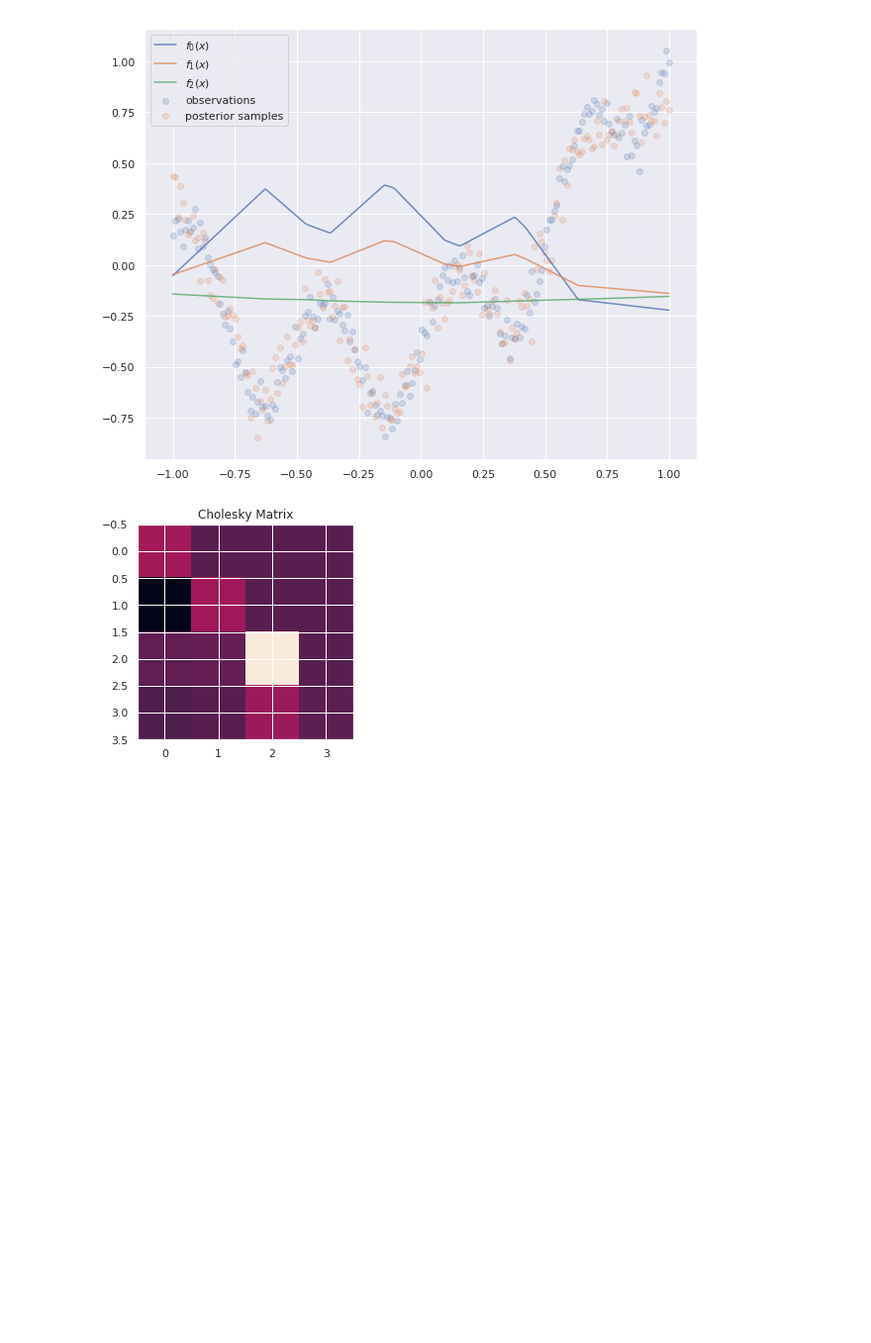
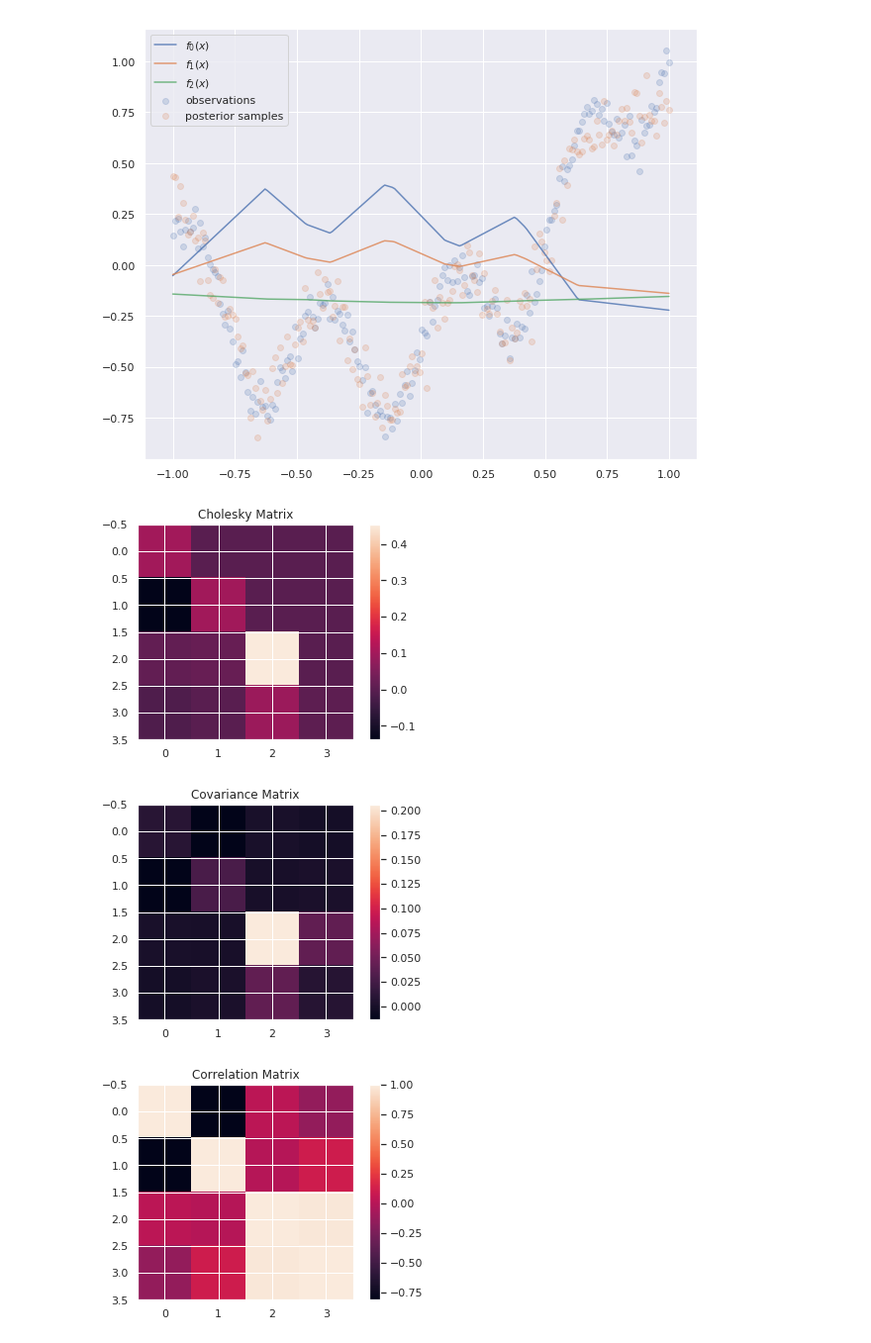
Before and after one commit to vlievin/deep-bayes, a Jupyter notebook: regression Nd-1d-Covariance.ipynb, the cells around one changed output. Shown at 99% size. Cells and saved outputs as stored; diff of their text form; code cells hidden in the pictures; blank space fills up the shorter version.

Commit message:
Show covariance and correlation matrices as well (failed commit earlier)

```diff
--- a/regression Nd-1d-Covariance.ipynb
+++ b/regression Nd-1d-Covariance.ipynb
@@ -265,10 +265,27 @@ plt.legend()
 plt.show()
 # %% [output]
 [figure]
-# %%
-plt.title("Cholesky Matrix")
-L = make_cholesky(logvar_ab, cov_ab)
-plt.imshow(L.detach().numpy())
-plt.show()
-# %% [output]
-[figure, removed]
+# %%
+L = make_cholesky(logvar_ab, cov_ab).detach().cpu().numpy()
+Cov = L @ L.T
+inv_stds = np.diag(np.diag(Cov)**(-0.5))
+Corr = inv_stds @ Cov @ inv_stds
+
+plt.title("Cholesky Matrix")
+plt.imshow(L)
+plt.colorbar()
+plt.show()
+
+plt.title("Covariance Matrix")
+plt.imshow(Cov)
+plt.colorbar()
+plt.show()
+
+plt.title("Correlation Matrix")
+plt.imshow(Corr)
+plt.colorbar()
+plt.show()
+# %% [output]
+[figure, added]
+[figure, added]
+[figure, added]
```
